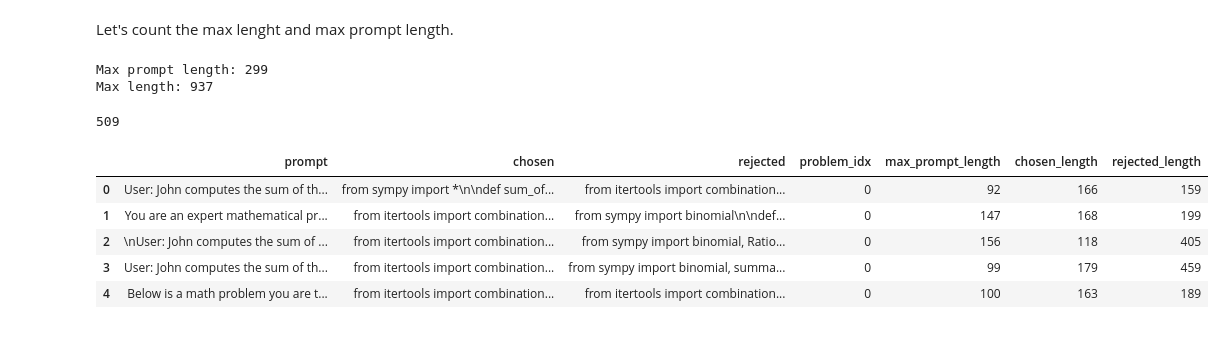
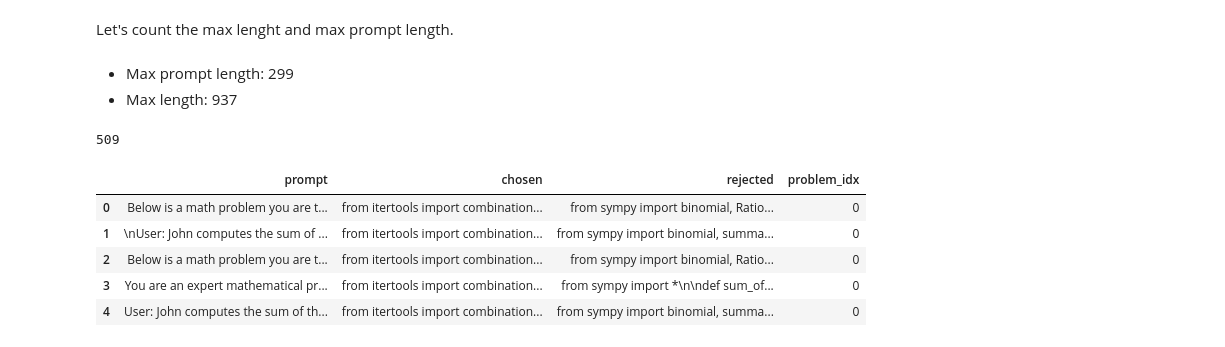
Before and after one commit to ironbar/aimo, a Jupyter notebook: notebooks/011_create_dataset_for_dpo.ipynb, the cells around one changed output. Drawn from its saved outputs; the diff is of its cells as text; code cells hidden in the pictures.

```diff
--- a/notebooks/011_create_dataset_for_dpo.ipynb
+++ b/notebooks/011_create_dataset_for_dpo.ipynb
@@ -136,12 +136,11 @@ At this point I have good and bad responses. I have to create pairs of them.
 For this first version of the dataset I'm going to avoid repetitions. But on future version I could create many more pairs.
 # %%
 chosen, rejected, prompt, problem_idx = [], [], [], []
-max_pairs_per_problem = 30
+n_pairs = 50
 for idx in range(580):
-    n_pairs = min(len(good_responses[idx]), len(bad_responses[idx]), max_pairs_per_problem)
-    if n_pairs > 0 and unique_prompts[idx]:
-        chosen.extend(np.random.choice(good_responses[idx], n_pairs, replace=False).tolist())
-        rejected.extend(np.random.choice(bad_responses[idx], n_pairs, replace=False).tolist())
+    if unique_prompts[idx] and good_responses[idx] and bad_responses[idx]:
+        chosen.extend(np.random.choice(good_responses[idx], n_pairs, replace=True).tolist())
+        rejected.extend(np.random.choice(bad_responses[idx], n_pairs, replace=True).tolist())
         prompt.extend(np.random.choice(unique_prompts[idx], n_pairs, replace=True).tolist())
         problem_idx.extend([idx] * n_pairs)
 assert len(chosen) == len(rejected) == len(problem_idx)
@@ -195,26 +194,26 @@
 # %% [markdown]
 Let's count the max lenght and max prompt length.
 # %%
-df['max_prompt_length'] = df['prompt'].apply(lambda x: len(tokenizer.tokenize(x)))
-df['chosen_length'] = df['chosen'].apply(lambda x: len(tokenizer.tokenize(x)))
-df['rejected_length'] = df['rejected'].apply(lambda x: len(tokenizer.tokenize(x)))
+# df['max_prompt_length'] = df['prompt'].apply(lambda x: len(tokenizer.tokenize(x)))
+# df['chosen_length'] = df['chosen'].apply(lambda x: len(tokenizer.tokenize(x)))
+# df['rejected_length'] = df['rejected'].apply(lambda x: len(tokenizer.tokenize(x)))
 
-print(f'Max prompt length: {df["max_prompt_length"].max()}')
-print(f'Max length: {df["max_prompt_length"].max() + max(df["chosen_length"].max(), df["rejected_length"].max())}')
+# print(f'Max prompt length: {df["max_prompt_length"].max()}')
+# print(f'Max length: {df["max_prompt_length"].max() + max(df["chosen_length"].max(), df["rejected_length"].max())}')
-# %% [output]
-Max prompt length: 299
-Max length: 937
+# %% [markdown]
+- Max prompt length: 299
+- Max length: 937
 # %%
 len(df.problem_idx.unique())
 # %% [output]
 509
 # %%
-df.to_csv('/mnt/hdd0/Kaggle/aimo/external_data/dpo/v1.csv', index=False)
+df.to_csv('/mnt/hdd0/Kaggle/aimo/external_data/dpo/v2.csv', index=False)
 df.head()
 # %% [output]
-|  | prompt | chosen | rejected | problem_idx | max_prompt_length | chosen_length | rejected_length |
-| 0 | User: John computes the sum of th... | from sympy import *\n\ndef sum_of... | from itertools import combination... | 0 | 92 | 166 | 159 |
-| 1 | You are an expert mathematical pr... | from itertools import combination... | from sympy import binomial\n\ndef... | 0 | 147 | 168 | 199 |
-| 2 | \nUser: John computes the sum of ... | from itertools import combination... | from sympy import binomial, Ratio... | 0 | 156 | 118 | 405 |
-| 3 | User: John computes the sum of th... | from itertools import combination... | from sympy import binomial, summa... | 0 | 99 | 179 | 459 |
-| 4 | Below is a math problem you are t... | from itertools import combination... | from itertools import combination... | 0 | 100 | 163 | 189 |
+|  | prompt | chosen | rejected | problem_idx |
+| 0 | Below is a math problem you are t... | from itertools import combination... | from sympy import binomial, Ratio... | 0 |
+| 1 | \nUser: John computes the sum of ... | from itertools import combination... | from sympy import binomial, summa... | 0 |
+| 2 | Below is a math problem you are t... | from itertools import combination... | from sympy import binomial, Ratio... | 0 |
+| 3 | You are an expert mathematical pr... | from itertools import combination... | from sympy import *\n\ndef sum_of... | 0 |
+| 4 | User: John computes the sum of th... | from itertools import combination... | from sympy import binomial, summa... | 0 |
```
Also changed, not shown: parts of 5 cells of this notebook, 3 other files.
